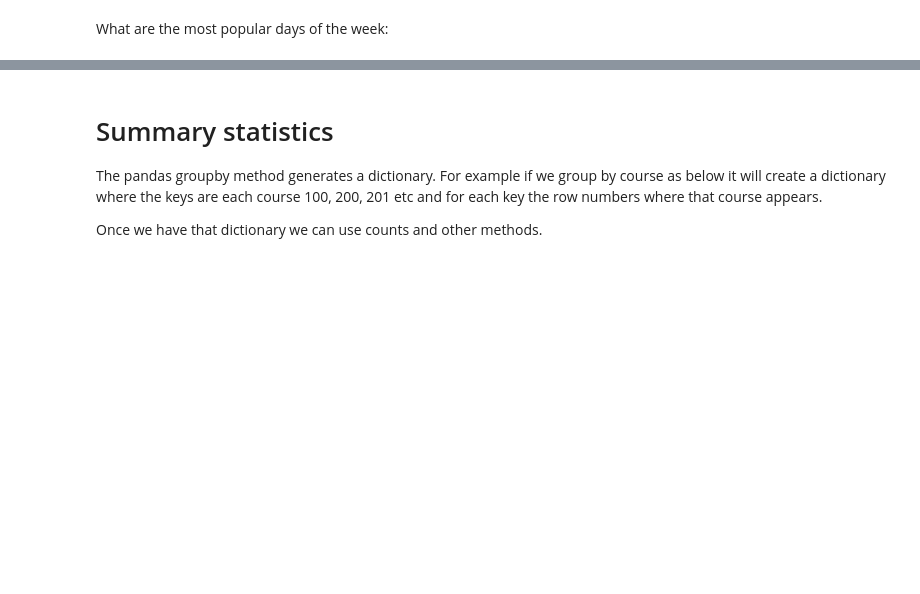
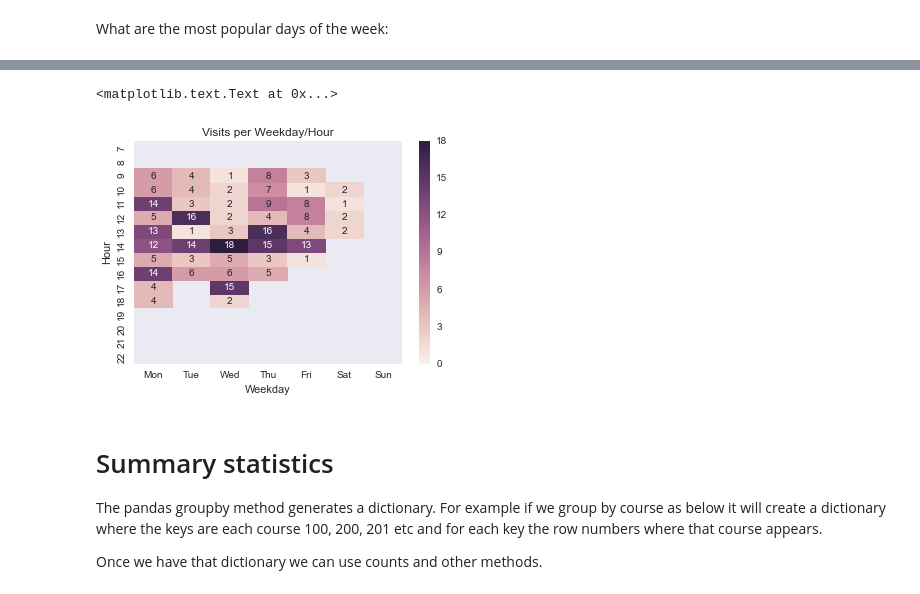
Before and after one commit to ilevcovitz/econ_tutoring_sign_in, a Jupyter notebook: analyze/TutorAnalysis.ipynb, the cells around one changed output, grey strips where cells are left out. Saved outputs shown, nothing was run; the diff lists cells and outputs as text; code cells hidden in the pictures; blank space fills up the shorter version.

```diff
--- a/analyze/TutorAnalysis.ipynb
+++ b/analyze/TutorAnalysis.ipynb
@@ -31,3 +58,16 @@ df.groupby('dayofweek').size().sort_values().plot(kind='barh')
+# %%
+#only include hours from 7AM to 10PM
+df_heatmap_filtered = df_heatmap.loc[7:22,]
+
+#mark which values are 0 in mask df. Heatmap then ignores these values.
+mask = (df_heatmap_filtered ==0)
+ax = sns.heatmap(df_heatmap_filtered , annot=True, mask = mask)
+plt.ylabel('Hour')
+plt.xlabel('Weekday')
+plt.title('Visits per Weekday/Hour')
+# %% [output]
+<matplotlib.text.Text at 0x...>
+[figure, added]
 # %% [markdown]
 # Summary statistics
 The pandas groupby method generates a dictionary. For example if we group by course as below it will create a dictionary where the keys are each course 100, 200, 201 etc and for each key the row numbers where that course appears.
```
Also changed, not shown: parts of 19 cells of this notebook.
